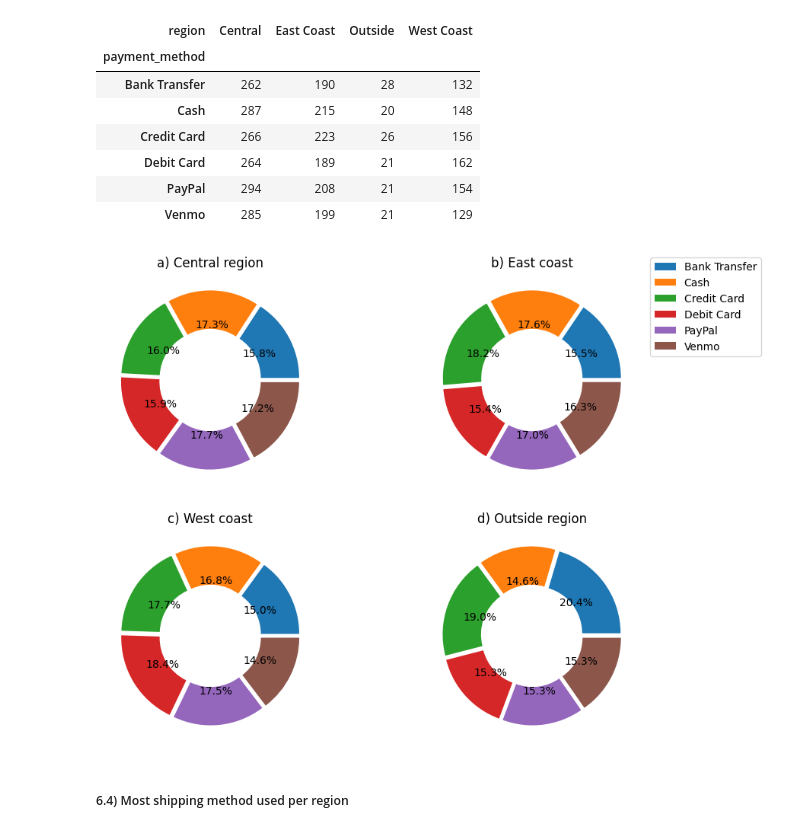
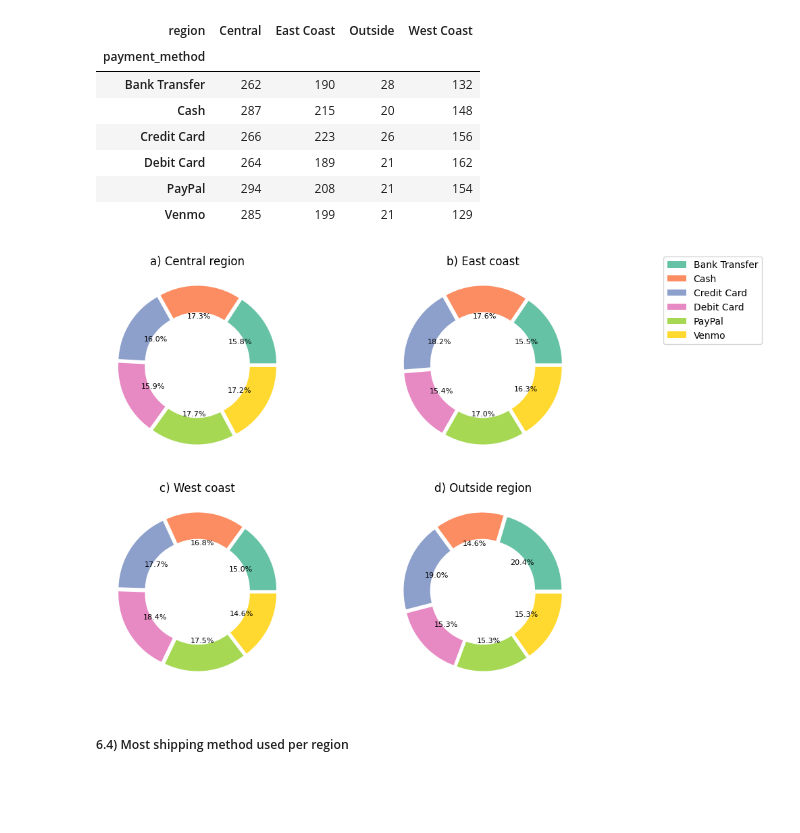
Before and after one commit to maryisabela15/Shopping_trends_project, a Jupyter notebook: shopping_code.ipynb, the cells around one changed output. Cells and saved outputs as stored; diff of their text form; code cells hidden in the pictures; blank space fills up the shorter version.

```diff
--- a/shopping_code.ipynb
+++ b/shopping_code.ipynb
@@ -671,31 +675,35 @@ df
 # %%
 fig, axes = plt.subplots(2, 2, sharex= False, figsize=(10, 8))
 
 # explosion
 explode = (0.05, 0.05, 0.05, 0.05, 0.05, 0.05)
 
 # Plot 1: Central region
-axes[0,0].pie(df['Central'], wedgeprops={'width':0.45}, labels=None, autopct='%1.1f%%', explode=explode)
+axes[0,0].pie(df['Central'], wedgeprops={'width':0.35}, labels=None, autopct='%1.1f%%',
+              explode=explode, colors=sns.color_palette('Set2'), textprops={'fontsize':8})
 axes[0,0].set_title('a) Central region')
 
 
 # Plot 1: East coast
-axes[0,1].pie(df['East Coast'], wedgeprops={'width':0.45}, labels=None, autopct='%1.1f%%', explode=explode)
+axes[0,1].pie(df['East Coast'], wedgeprops={'width':0.35}, labels=None, autopct='%1.1f%%',
+              explode=explode, colors=sns.color_palette('Set2'), textprops={'fontsize':8})
 axes[0,1].set_title('b) East coast')
 
 # Plot 1: West coast
-axes[1,0].pie(df['West Coast'], wedgeprops={'width':0.45}, labels=None, autopct='%1.1f%%', explode=explode)
+axes[1,0].pie(df['West Coast'], wedgeprops={'width':0.35}, labels=None, autopct='%1.1f%%',
+              explode=explode, colors=sns.color_palette('Set2'), textprops={'fontsize':8})
 axes[1,0].set_title('c) West coast')
 
 # Plot 1: Outside region
-axes[1,1].pie(df['Outside'], wedgeprops={'width':0.45}, labels=None, autopct='%1.1f%%', explode=explode)
+axes[1,1].pie(df['Outside'], wedgeprops={'width':0.35}, labels=None, autopct='%1.1f%%',
+              explode=explode, colors=sns.color_palette('Set2'), textprops={'fontsize':8})
 axes[1,1].set_title('d) Outside region')
 
 
-plt.legend(df.index, loc = 'upper right', bbox_to_anchor=(1.6, 2.3))
+plt.legend(df.index, loc = 'upper right', bbox_to_anchor=(2, 2.3))
 plt.show()
 # %% [output]
-[figure, old version]
+[figure, new version]
 # %% [markdown]
 ##### 6.4) Most shipping method used per region
 # %%
```
Also changed, not shown: parts of 2 cells of this notebook.
